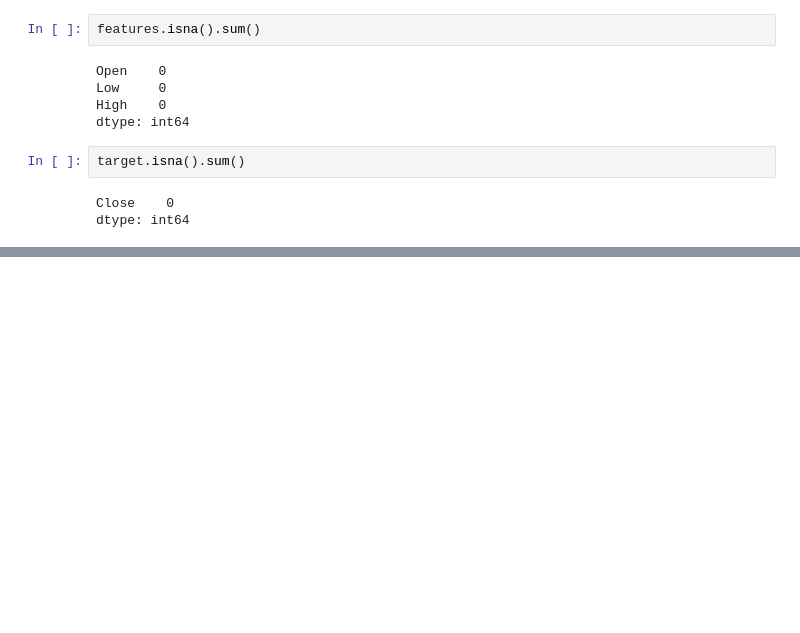
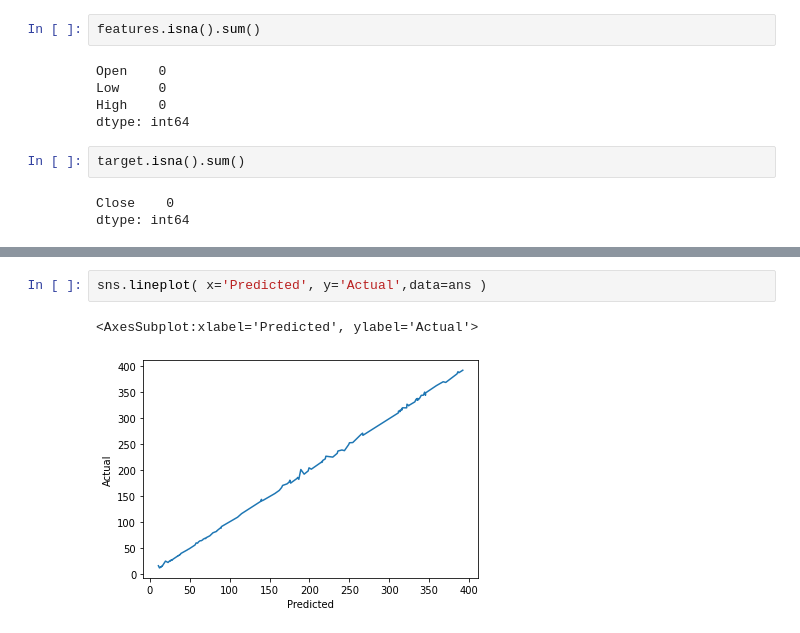
Before and after one commit to deeptiigupta/TataSteelsTraining, a Jupyter notebook: Day 1-Linear Regression .ipynb, the cells around one changed output, grey strips where cells are left out. Saved outputs shown, nothing was run; the diff lists cells and outputs as text; blank space fills up the shorter version.

```diff
--- a/Day 1-Linear Regression .ipynb
+++ b/Day 1-Linear Regression .ipynb
@@ -158,0 +373,5 @@ Linear Regression ------------> predicting a numerical value based on a set of f
+# %%
+sns.lineplot( x='Predicted', y='Actual',data=ans )
+# %% [output]
+<AxesSubplot:xlabel='Predicted', ylabel='Actual'>
+[figure, added]
```
Also changed, not shown: parts of 31 cells of this notebook, 5 other files.
